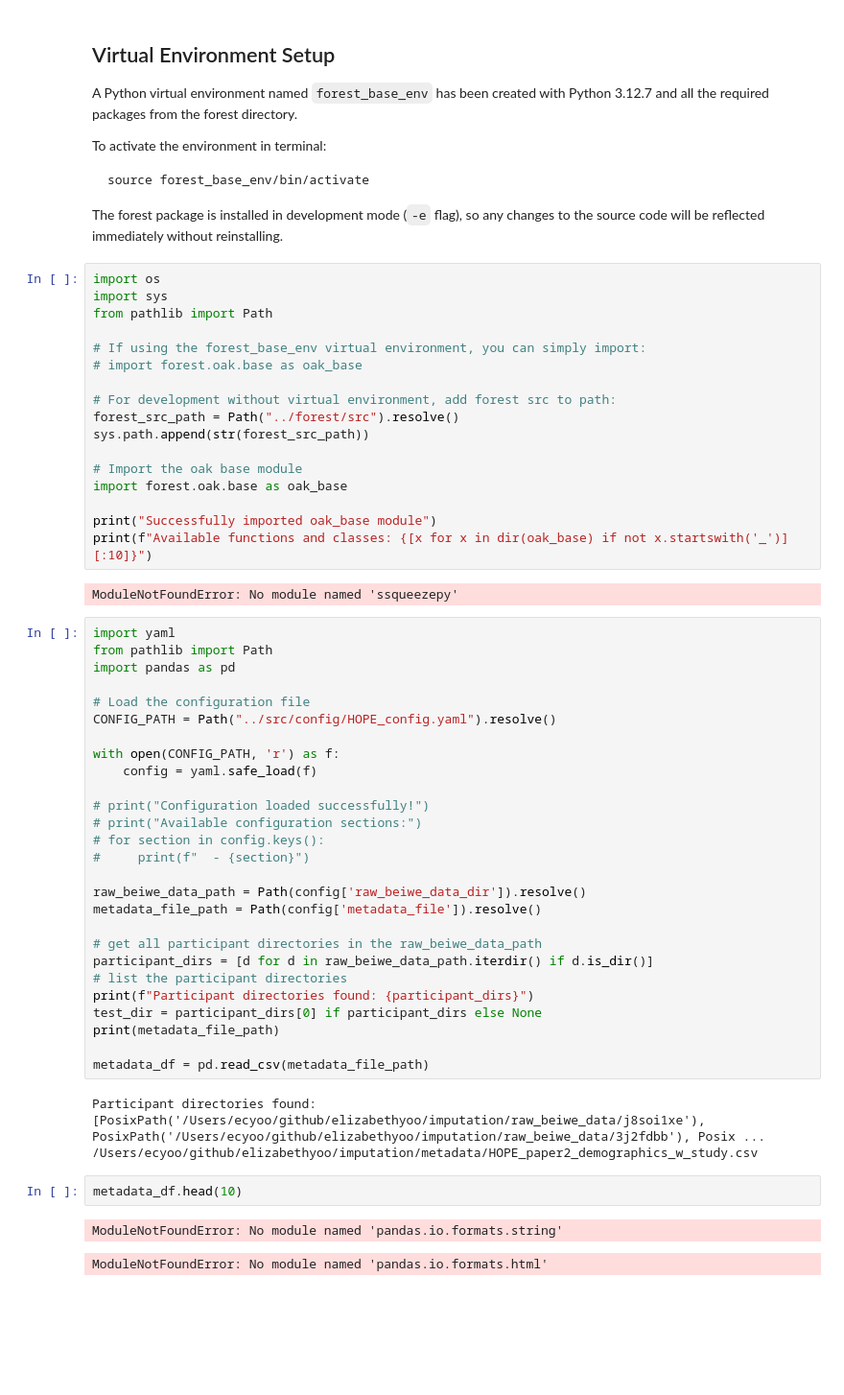
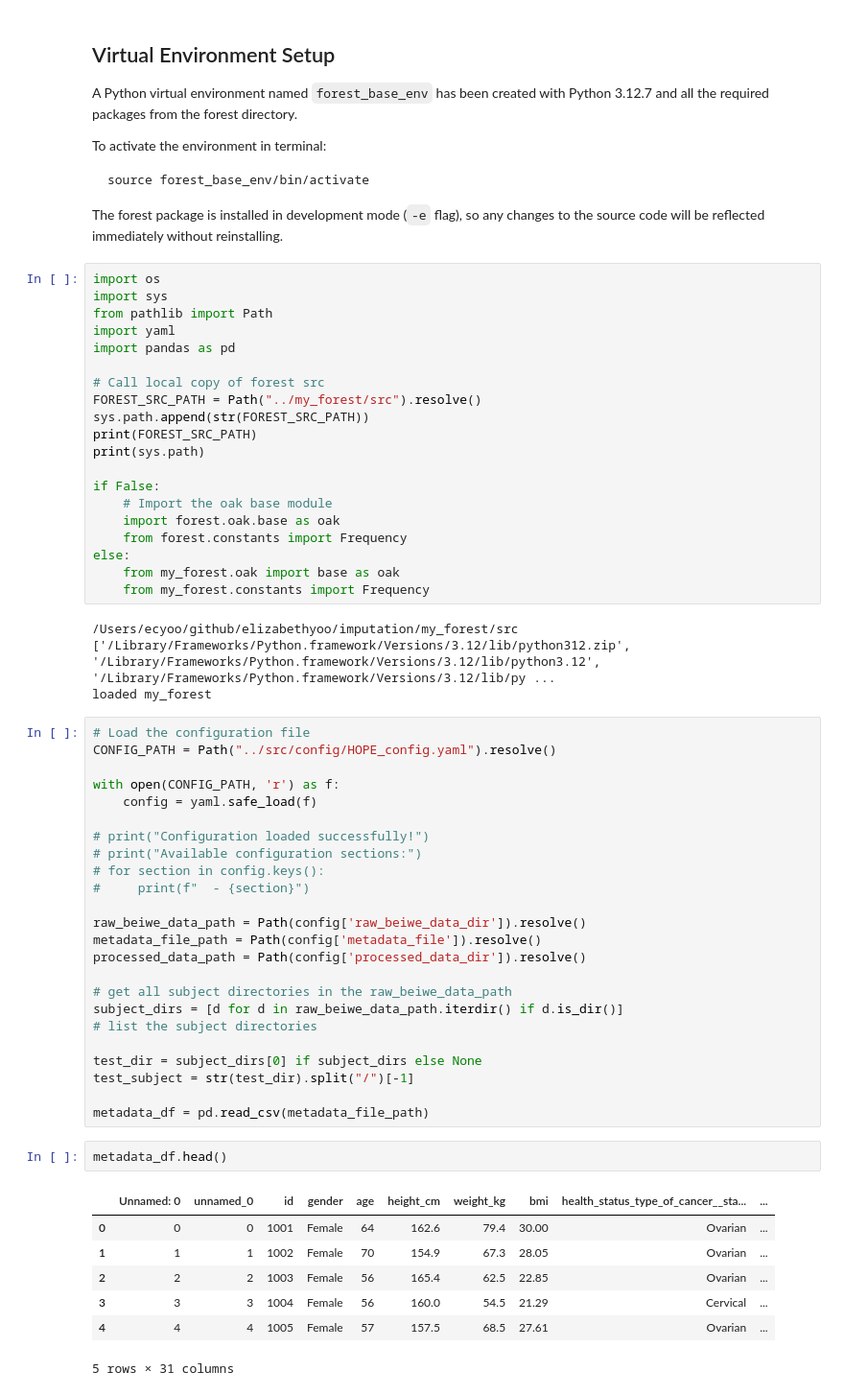
Before and after one commit to elizabethyoo/imputation, a Jupyter notebook: sandbox/get_acc_min_summaries.ipynb, the cells around one changed output. Shown at 96% size. Saved outputs shown, nothing was run; the diff lists cells and outputs as text; blank space fills up the shorter version.

```diff
--- a/sandbox/get_acc_min_summaries.ipynb
+++ b/sandbox/get_acc_min_summaries.ipynb
@@ -17,26 +17,27 @@ The forest package is installed in development mode (`-e` flag), so any changes
 import os
 import sys
 from pathlib import Path
+import yaml
+import pandas as pd
 
-# If using the forest_base_env virtual environment, you can simply import:
-# import forest.oak.base as oak_base
+# Call local copy of forest src
+FOREST_SRC_PATH = Path("../my_forest/src").resolve()
+sys.path.append(str(FOREST_SRC_PATH))
+print(FOREST_SRC_PATH)
+print(sys.path)
 
-# For development without virtual environment, add forest src to path:
-forest_src_path = Path("../forest/src").resolve()
-sys.path.append(str(forest_src_path))
-
-# Import the oak base module
-import forest.oak.base as oak_base
-
-print("Successfully imported oak_base module")
-print(f"Available functions and classes: {[x for x in dir(oak_base) if not x.startswith('_')][:10]}")
+if False:
+    # Import the oak base module
+    import forest.oak.base as oak
+    from forest.constants import Frequency
+else:
+    from my_forest.oak import base as oak
+    from my_forest.constants import Frequency
 # %% [output]
-ModuleNotFoundError: No module named 'ssqueezepy'
+/Users/ecyoo/github/elizabethyoo/imputation/my_forest/src
+['/Library/Frameworks/Python.framework/Versions/3.12/lib/python312.zip', '/Library/Frameworks/Python.framework/Versions/3.12/lib/python3.12', '/Library/Frameworks/Python.framework/Versions/3.12/lib/py ...
+loaded my_forest
 # %%
-import yaml
-from pathlib import Path
-import pandas as pd
-
 # Load the configuration file
 CONFIG_PATH = Path("../src/config/HOPE_config.yaml").resolve()
 
@@ -50,21 +51,24 @@ with open(CONFIG_PATH, 'r') as f:
 
 raw_beiwe_data_path = Path(config['raw_beiwe_data_dir']).resolve()
 metadata_file_path = Path(config['metadata_file']).resolve()
+processed_data_path = Path(config['processed_data_dir']).resolve()
 
-# get all participant directories in the raw_beiwe_data_path
-participant_dirs = [d for d in raw_beiwe_data_path.iterdir() if d.is_dir()]
-# list the participant directories
-print(f"Participant directories found: {participant_dirs}")
-test_dir = participant_dirs[0] if participant_dirs else None
-print(metadata_file_path)
+# get all subject directories in the raw_beiwe_data_path
+subject_dirs = [d for d in raw_beiwe_data_path.iterdir() if d.is_dir()]
+# list the subject directories
+
+test_dir = subject_dirs[0] if subject_dirs else None
+test_subject = str(test_dir).split("/")[-1]
 
 metadata_df = pd.read_csv(metadata_file_path)
-# %% [output]
-Participant directories found: [PosixPath('/Users/ecyoo/github/elizabethyoo/imputation/raw_beiwe_data/j8soi1xe'), PosixPath('/Users/ecyoo/github/elizabethyoo/imputation/raw_beiwe_data/3j2fdbb'), Posix ...
-/Users/ecyoo/github/elizabethyoo/imputation/metadata/HOPE_paper2_demographics_w_study.csv
 # %%
-metadata_df.head(10)
+metadata_df.head()
 # %% [output]
+|  | Unnamed: 0 | unnamed_0 | id | gender | age | height_cm | weight_kg | bmi | health_status_type_of_cancer__sta... | ... |
+| 0 | 0 | 0 | 1001 | Female | 64 | 162.6 | 79.4 | 30.00 | Ovarian | ... |
+| 1 | 1 | 1 | 1002 | Female | 70 | 154.9 | 67.3 | 28.05 | Ovarian | ... |
+| 2 | 2 | 2 | 1003 | Female | 56 | 165.4 | 62.5 | 22.85 | Ovarian | ... |
+| 3 | 3 | 3 | 1004 | Female | 56 | 160.0 | 54.5 | 21.29 | Cervical | ... |
+| 4 | 4 | 4 | 1005 | Female | 57 | 157.5 | 68.5 | 27.61 | Ovarian | ... |
-ModuleNotFoundError: No module named 'pandas.io.formats.string'
+5 rows × 31 columns
-ModuleNotFoundError: No module named 'pandas.io.formats.html'
 # %%
```
Also changed, not shown: parts of 2 cells of this notebook, 1 other file.
